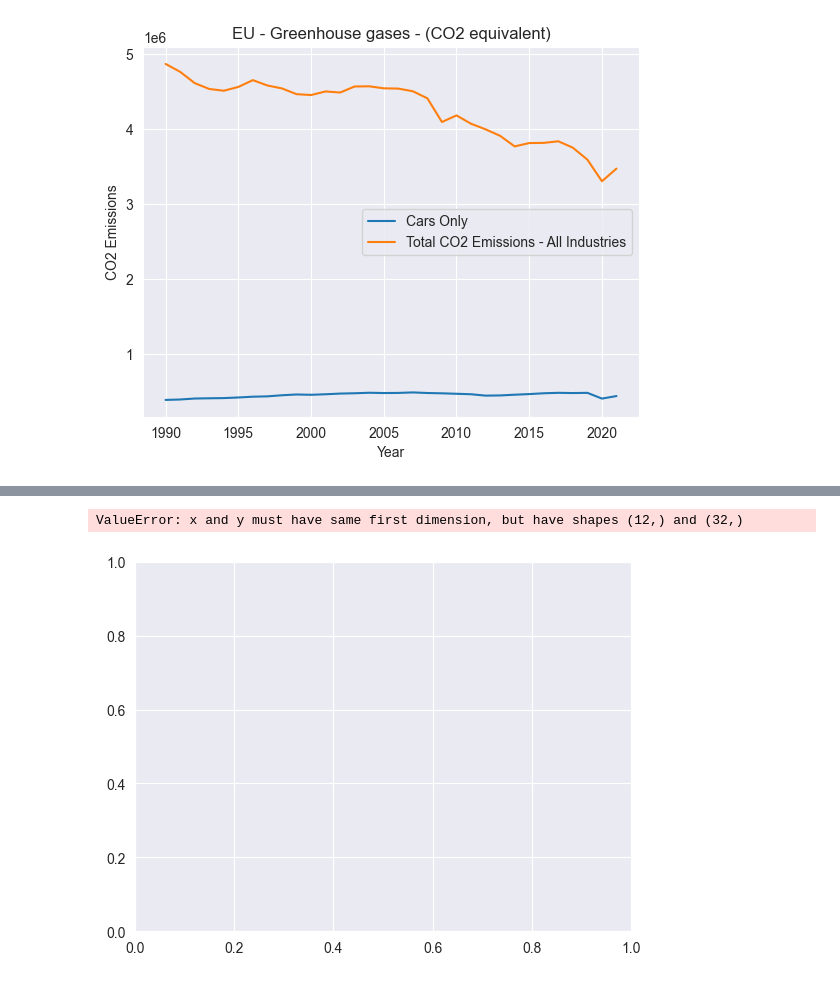
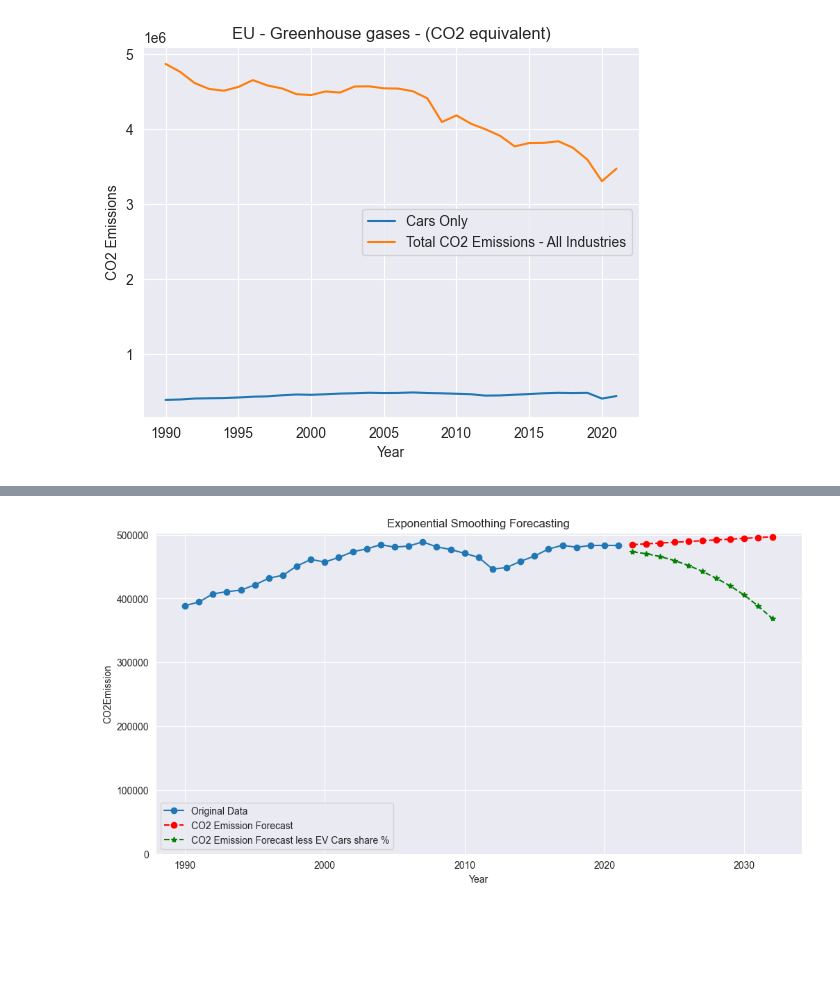
Before and after one commit to BrianRiera/CA_Database-Analytics, a Jupyter notebook: eu_ghg_emissions_csv_2_json.ipynb, the cells around one changed output, grey strips where cells are left out. Cells and saved outputs as stored; diff of their text form; code cells hidden in the pictures; blank space fills up the shorter version.

Commit message:
CO2 Forecasting less EV Share %

```diff
--- a/eu_ghg_emissions_csv_2_json.ipynb
+++ b/eu_ghg_emissions_csv_2_json.ipynb
@@ -174,14 +149,8 @@ try:
 
     CO2_cars_Only = dbCursor.fetchall();
 
-    for i in CO2_cars_Only:
-        print(i)
-
     dbCursor.execute(readCO2Emissions_ALL)
     CO2_all_sector = dbCursor.fetchall();
-
-    for i in CO2_all_sector:
-        print(i)
 
     dbCursor.close()
 except (Exception , psycopg2.Error) as dbError :
@@ -445,40 +264,50 @@ plt.show()
 # %%
-import pandas as pd
+import numpy as np
 import matplotlib.pyplot as plt
 from statsmodels.tsa.holtwinters import ExponentialSmoothing
 from sklearn.metrics import mean_squared_error
 from math import sqrt
 
 values_for_plot = df_combined['CarsEmission'].values
 
 #2020 and 2021 CO2 emission values are low during Covid hance using 2019 data for forecasting
 values_for_forecast = df_combined
 values_for_forecast.loc[2020] = values_for_forecast.loc[2019]
 values_for_forecast.loc[2021] = values_for_forecast.loc[2019]
 
 # Fit Exponential Smoothing model
 model = ExponentialSmoothing(values_for_forecast['CarsEmission'].astype(float),  trend='add', seasonal=None)
 fit_model = model.fit()
 
 # Forecasting
-forecast_steps = 12
+forecast_steps = 11
 forecast = fit_model.forecast(steps=forecast_steps)
+
+EU_cars_last_forecast_steps =  df_EU_CARS_ACTUAL_AND_FORECAST.iloc[-forecast_steps:]
+
+
+custom_index = [2022, 2023, 2024, 2025, 2026, 2027, 2028, 2029, 2030, 2031, 2032]
+forecast.index = custom_index
+EU_cars_last_forecast_steps_pd_series = EU_cars_last_forecast_steps['EVCarsPercentage'].astype(float)
+
+forecast_less_ev_percentage = forecast*(1 - EU_cars_last_forecast_steps_pd_series/100)
 
 forecast_index = np.arange(df_combined.index.max() +1, df_combined.index.max() + forecast_steps + 1)
 
 # Plotting the results
-plt.plot(forecast_index,  values_for_plot, label='Original Data')
-plt.plot(forecast_index, forecast, label='Holt-Winters Forecast', color='red')
+plt.figure(figsize=(12, 6))
+plt.plot(df_combined.index.values,  values_for_plot, label='Original Data', marker='o')
+plt.plot(forecast_index, forecast, label='CO2 Emission Forecast', color='red', linestyle='--', marker='o')
+plt.plot(forecast_index, forecast_less_ev_percentage, label='CO2 Emission Forecast less EV Cars share %', color='green', linestyle='--', marker='*')
 plt.title('Exponential Smoothing Forecasting')
-plt.xlabel('Time')
-plt.ylabel('Values')
+plt.ylim(bottom=0)
+plt.xlabel('Year')
+plt.ylabel('CO2Emission')
 plt.legend()
 plt.show()
 
 # Evaluate the model
 mse = mean_squared_error(df['values'], fit_model.fittedvalues)
 rmse = sqrt(mse)
-print(f'Root Mean Squared Error (RMSE): {rmse}')
 # %% [output]
-ValueError: x and y must have same first dimension, but have shapes (12,) and (32,)
-[figure, old version]
+[figure, new version]
```
Also changed, not shown: parts of 6 cells of this notebook, 1 other file.
